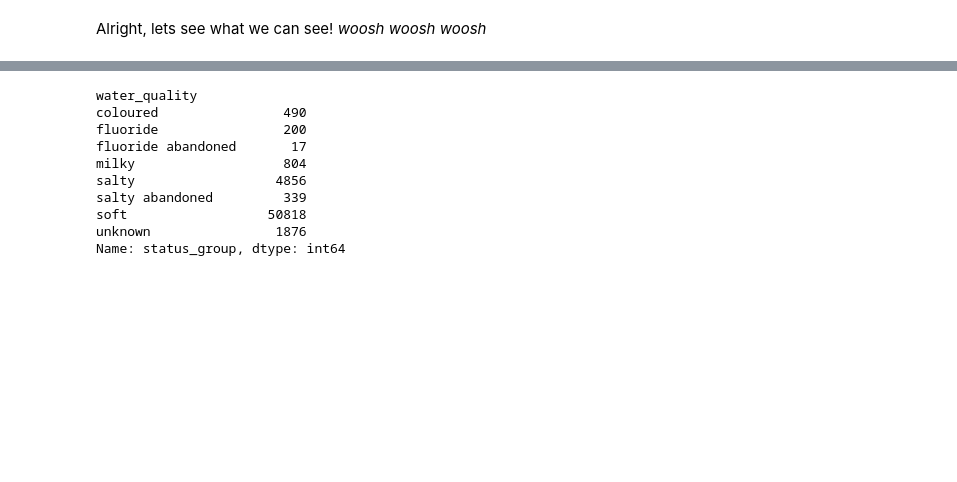
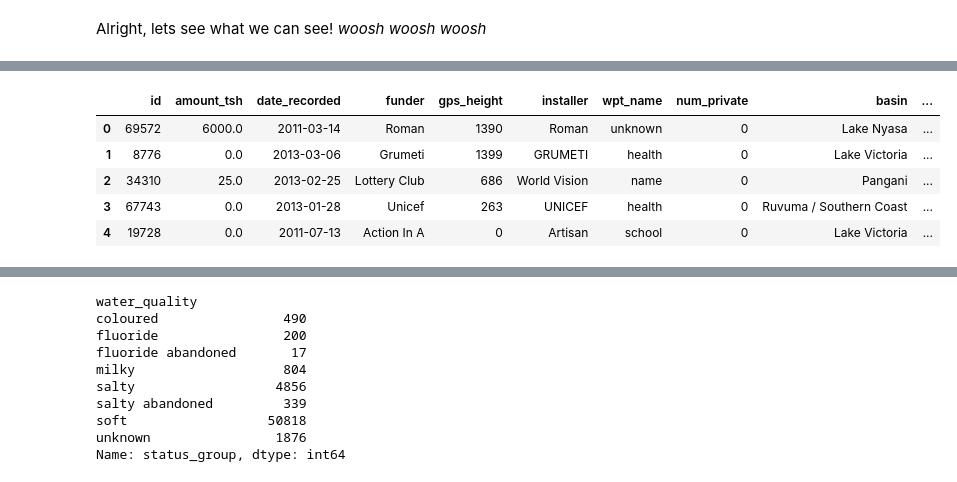
Before and after one commit to veritaem/Project2, a Jupyter notebook: Kaggle_proj.ipynb, the cells around one changed output, grey strips where cells are left out. Saved outputs shown, nothing was run; the diff lists cells and outputs as text; code cells hidden in the pictures; blank space fills up the shorter version.

```diff
--- a/Kaggle_proj.ipynb
+++ b/Kaggle_proj.ipynb
@@ -237,3 +240,43 @@ df2['installer'] = df2['installer'].replace(list2, 'World Vision')
 
 testdf['installer'] = testdf['installer'].replace(red_list, 'government')
 testdf['installer'] = testdf['installer'].replace(list2, 'World Vision')
+# %%
+df2['wpt_name'] = df2.wpt_name.str.replace(r'((?i)^.*secondary.*$)', 'school')
+df2['wpt_name'] = df2.wpt_name.str.replace(r'((?i)^.*school.*$)', 'school')
+df2['wpt_name'] = df2.wpt_name.str.replace(r'((?i)^.*shule.*$)', 'school')
+df2['wpt_name'] = df2.wpt_name.str.replace(r'((?i)^.*sekondari.*$)', 'school')
+df2['wpt_name'] = df2.wpt_name.str.replace(r'((?i)^.*msingi.*$)', 'school')
+df2['wpt_name'] = df2.wpt_name.str.replace(r'((?i)^.*primary.*$)', 'school')
+
+df2['wpt_name'] = df2.wpt_name.str.replace(r'((?i)^.*clinic.*$)', 'health')
+df2['wpt_name'] = df2.wpt_name.str.replace(r'((?i)^.*hospital.*$)', 'health')
+df2['wpt_name'] = df2.wpt_name.str.replace(r'((?i)^.*zahanati.*$)', 'health')
+df2['wpt_name'] = df2.wpt_name.str.replace(r'((?i)^.*health.*$)', 'health')
+
+df2['wpt_name'] = df2.wpt_name.str.replace(r'((?i)^.*ccm.*$)', 'official')
+df2['wpt_name'] = df2.wpt_name.str.replace(r'((?i)^.*office.*$)', 'official')
+df2['wpt_name'] = df2.wpt_name.str.replace(r'((?i)^.*kijiji.*$)', 'official')
+df2['wpt_name'] = df2.wpt_name.str.replace(r'((?i)^.*ofis.*$)', 'official')
+df2['wpt_name'] = df2.wpt_name.str.replace(r'((?i)^.*idara.*$)', 'offical')
+
+df2['wpt_name'] = df2.wpt_name.str.replace(r'((?i)^.*maziwa.*$)', 'farm')
+df2['wpt_name'] = df2.wpt_name.str.replace(r'((?i)^.*farm.*$)', 'farm')
+
+df2['wpt_name'] = df2.wpt_name.str.replace(r'((?i)^.*maji.*$)', 'pump')
+df2['wpt_name'] = df2.wpt_name.str.replace(r'((?i)^.*water.*$)', 'pump')
+df2['wpt_name'] = df2.wpt_name.str.replace(r'((?i)^.*pump house.*$)', 'pump')
+df2['wpt_name'] = df2.wpt_name.str.replace(r'((?i)^.*pump.*$)', 'pump')
+df2['wpt_name'] = df2.wpt_name.str.replace(r'((?i)^.*bombani.*$)', 'pump')
+
+df2['wpt_name'] = df2.wpt_name.str.replace(r'((?i)^.*center.*$)', 'center')
+df2['wpt_name'] = df2.wpt_name.str.replace(r'((?i)^.*madukani.*$)', 'center')
+df2['wpt_name'] = df2.wpt_name.str.replace(r'((?i)^.*sokoni.*$)', 'center')
+df2['wpt_name'] = df2.wpt_name.str.replace(r'((?i)^.*market.*$)', 'center')
+
+df2['wpt_name'] = df2.wpt_name.str.replace(r'((?i)^.*kwa.*$)', 'name')
+
+value_counts = df2['wpt_name'].value_counts()
+to_remove = value_counts[value_counts <= 300].index
+df2['wpt_name'].replace(to_remove, 'other', inplace=True)
+
+df2['wpt_name'] = df2.wpt_name.str.replace(r'((?i)^.*none.*$)', 'other')
@@ -239,0 +327,9 @@ testdf['installer'] = testdf['installer'].replace(list2, 'World Vision')
+# %%
+df2.head()
+# %% [output]
+|  | id | amount_tsh | date_recorded | funder | gps_height | installer | wpt_name | num_private | basin | ... |
+| 0 | 69572 | 6000.0 | 2011-03-14 | Roman | 1390 | Roman | unknown | 0 | Lake Nyasa | ... |
+| 1 | 8776 | 0.0 | 2013-03-06 | Grumeti | 1399 | GRUMETI | health | 0 | Lake Victoria | ... |
+| 2 | 34310 | 25.0 | 2013-02-25 | Lottery Club | 686 | World Vision | name | 0 | Pangani | ... |
+| 3 | 67743 | 0.0 | 2013-01-28 | Unicef | 263 | UNICEF | health | 0 | Ruvuma / Southern Coast | ... |
+| 4 | 19728 | 0.0 | 2011-07-13 | Action In A | 0 | Artisan | school | 0 | Lake Victoria | ... |
```
Also changed, not shown: parts of 38 cells of this notebook.
